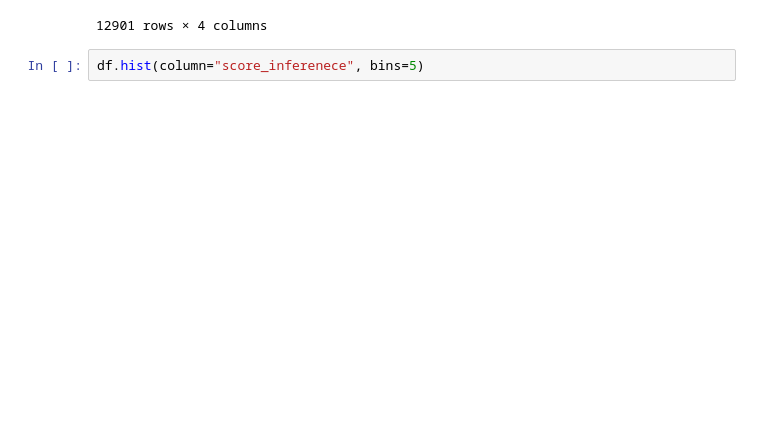
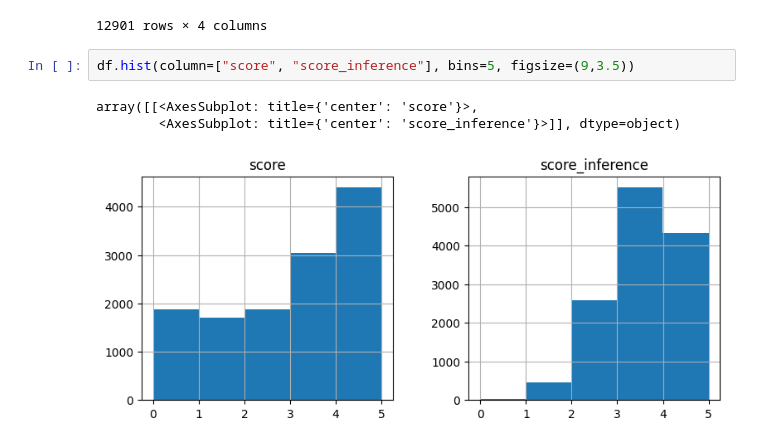
Before and after one commit to chilldenaya/sbert-summarizer, a Jupyter notebook: train_sbert_indonesia.ipynb, the cells around one changed output. Drawn from its saved outputs; the diff is of its cells as text; blank space fills up the shorter version.

Commit message:
fix histogram

```diff
--- a/train_sbert_indonesia.ipynb
+++ b/train_sbert_indonesia.ipynb
@@ -210,4 +210,8 @@ df
 | 2579 | Asosiasi Industri Rekaman Amerika... | Yaitu, jika Asosiasi Industri Rek... | 1.75 | 0.797457 |
 12901 rows × 4 columns
 # %%
-df.hist(column="score_inferenece", bins=5)
+df.hist(column=["score", "score_inference"], bins=5, figsize=(9,3.5))
+# %% [output]
+array([[<AxesSubplot: title={'center': 'score'}>,
+        <AxesSubplot: title={'center': 'score_inference'}>]], dtype=object)
+[figure, added]
```
Also changed, not shown: parts of 1 cell of this notebook.
